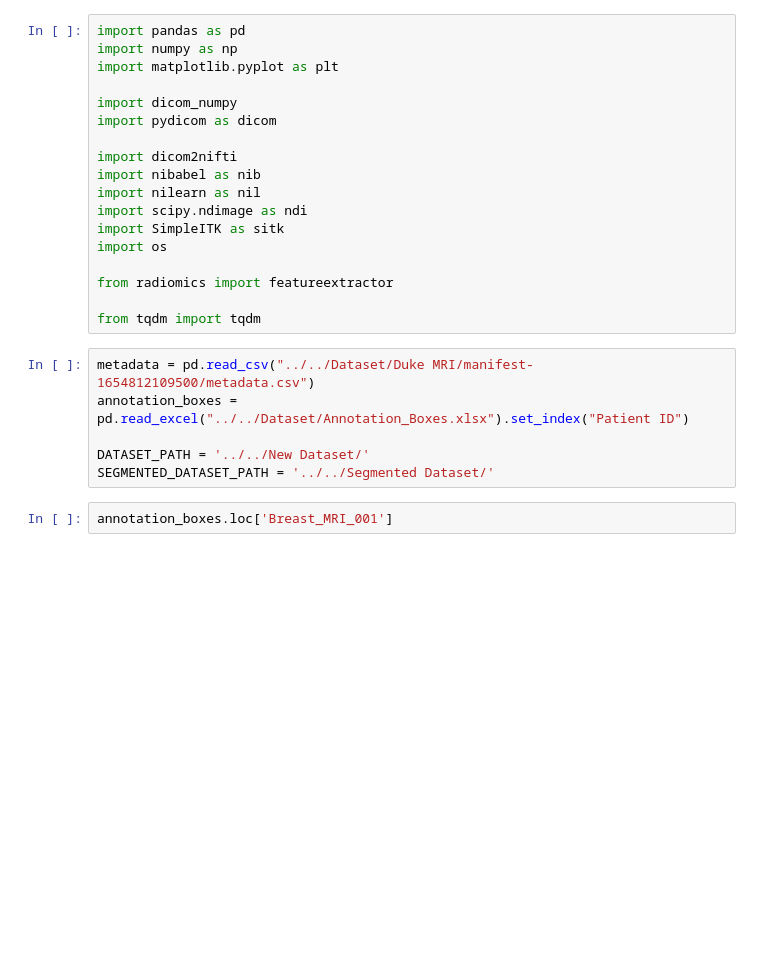
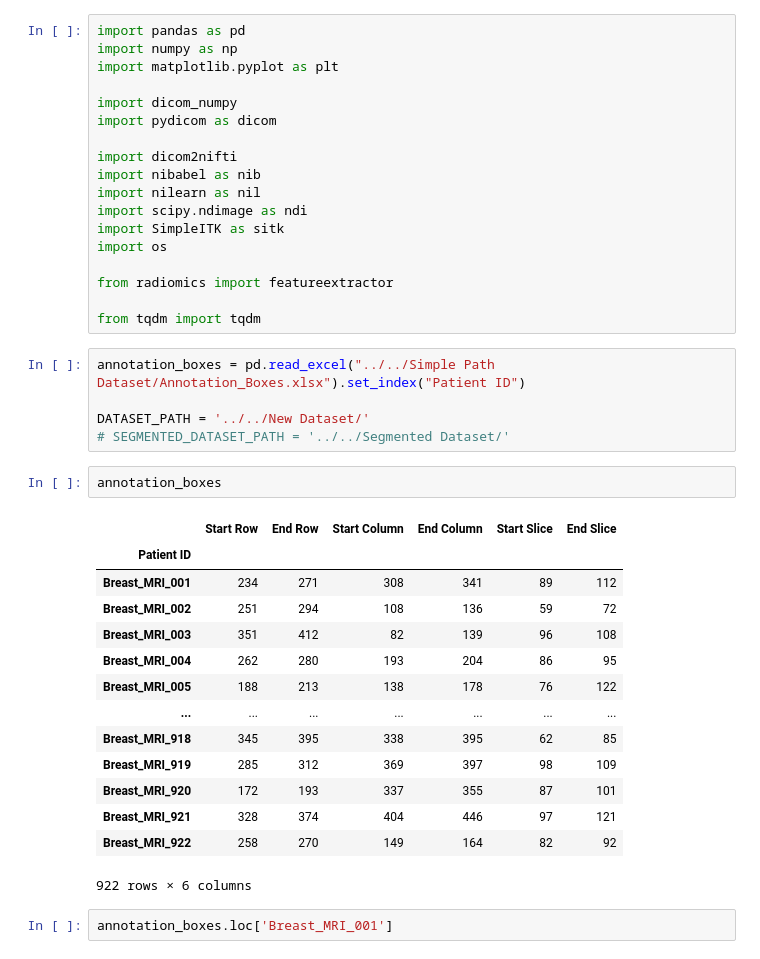
Before and after one commit to breast-cancer-detection-with-mri-images/Breast-Cancer-Subtype-from-MRI, a Jupyter notebook: segmentation/segmenting_nifti.ipynb, the cells around one changed output. Cells and saved outputs as stored; diff of their text form; blank space fills up the shorter version.

```diff
--- a/segmentation/segmenting_nifti.ipynb
+++ b/segmentation/segmenting_nifti.ipynb
@@ -37,11 +37,27 @@ from radiomics import featureextractor
 
 from tqdm import tqdm
 # %%
-metadata = pd.read_csv("../../Dataset/Duke MRI/manifest-1654812109500/metadata.csv")
-annotation_boxes = pd.read_excel("../../Dataset/Annotation_Boxes.xlsx").set_index("Patient ID")
+annotation_boxes = pd.read_excel("../../Simple Path Dataset/Annotation_Boxes.xlsx").set_index("Patient ID")
 
 DATASET_PATH = '../../New Dataset/'
-SEGMENTED_DATASET_PATH = '../../Segmented Dataset/'
+# SEGMENTED_DATASET_PATH = '../../Segmented Dataset/'
+# %%
+annotation_boxes
+# %% [output]
+|  | Start Row | End Row | Start Column | End Column | Start Slice | End Slice |
+| Patient ID |  |  |  |  |  |  |
+| Breast_MRI_001 | 234 | 271 | 308 | 341 | 89 | 112 |
+| Breast_MRI_002 | 251 | 294 | 108 | 136 | 59 | 72 |
+| Breast_MRI_003 | 351 | 412 | 82 | 139 | 96 | 108 |
+| Breast_MRI_004 | 262 | 280 | 193 | 204 | 86 | 95 |
+| Breast_MRI_005 | 188 | 213 | 138 | 178 | 76 | 122 |
+| ... | ... | ... | ... | ... | ... | ... |
+| Breast_MRI_918 | 345 | 395 | 338 | 395 | 62 | 85 |
+| Breast_MRI_919 | 285 | 312 | 369 | 397 | 98 | 109 |
+| Breast_MRI_920 | 172 | 193 | 337 | 355 | 87 | 101 |
+| Breast_MRI_921 | 328 | 374 | 404 | 446 | 97 | 121 |
+| Breast_MRI_922 | 258 | 270 | 149 | 164 | 82 | 92 |
+922 rows × 6 columns
 # %%
 annotation_boxes.loc['Breast_MRI_001']
 # %% [output]
```
Also changed, not shown: parts of 5 cells of this notebook, 2 other files.
